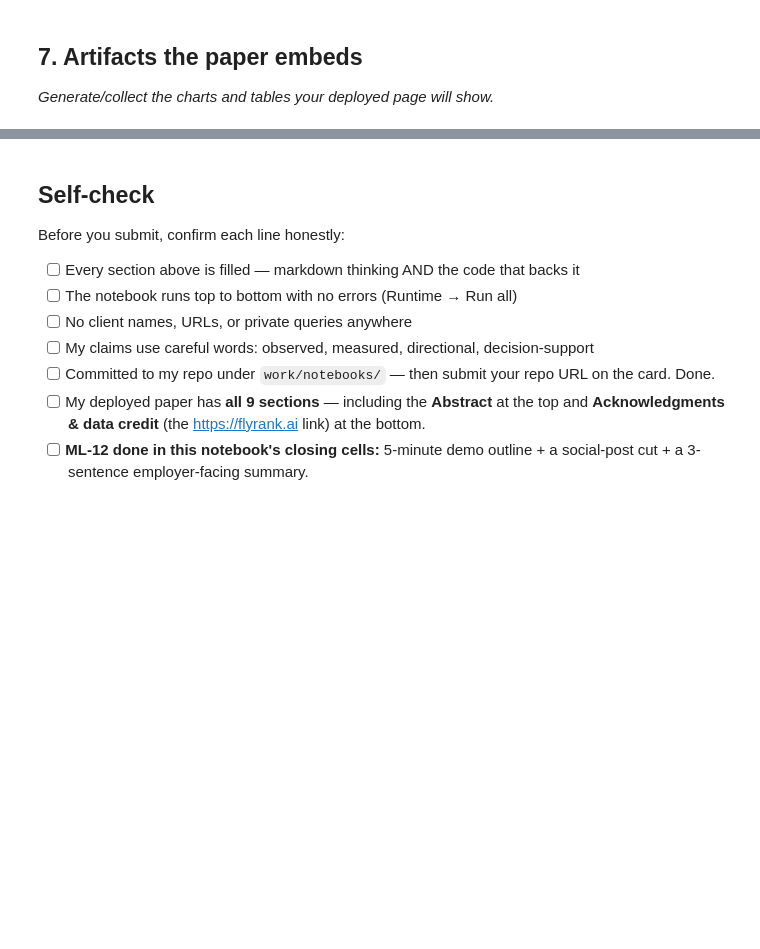
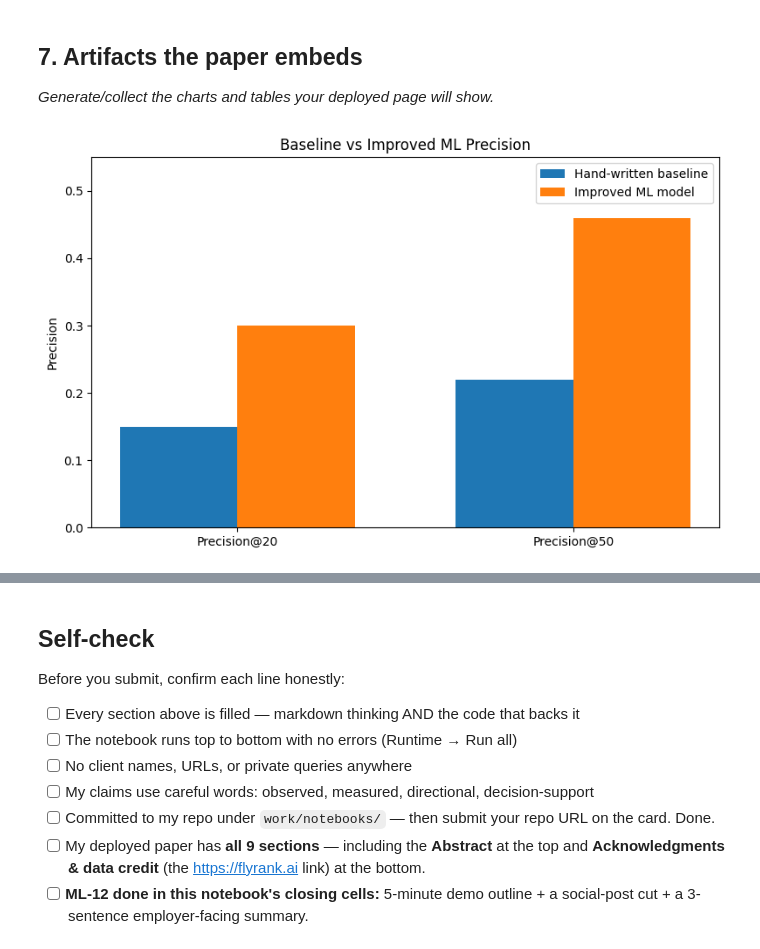
Before and after one commit to arsal626/flyrank-ml-internship, a Jupyter notebook: work/notebooks/capstone.ipynb, the cells around one changed output, grey strips where cells are left out. Cells and saved outputs as stored; diff of their text form; code cells hidden in the pictures; blank space fills up the shorter version.

```diff
--- a/work/notebooks/capstone.ipynb
+++ b/work/notebooks/capstone.ipynb
@@ -2419,3 +2419,33 @@ Validation rows: 53612
 ## 7. Artifacts the paper embeds
 
 *Generate/collect the charts and tables your deployed page will show.*
+# %%
+# Part 7 — Artifact 1: Baseline vs Improved ML Precision
+
+import matplotlib.pyplot as plt
+import numpy as np
+
+labels = ["Precision@20", "Precision@50"]
+
+baseline = [0.15, 0.22]
+improved_ml = [0.30, 0.46]
+
+x = np.arange(len(labels))
+width = 0.35
+
+fig, ax = plt.subplots(figsize=(8, 5))
+
+ax.bar(x - width/2, baseline, width, label="Hand-written baseline")
+ax.bar(x + width/2, improved_ml, width, label="Improved ML model")
+
+ax.set_ylabel("Precision")
+ax.set_title("Baseline vs Improved ML Precision")
+ax.set_xticks(x)
+ax.set_xticklabels(labels)
+ax.set_ylim(0, 0.55)
+ax.legend()
+
+plt.tight_layout()
+plt.show()
+# %% [output]
+[figure, added]
```
Also changed, not shown: parts of 2 cells of this notebook.
